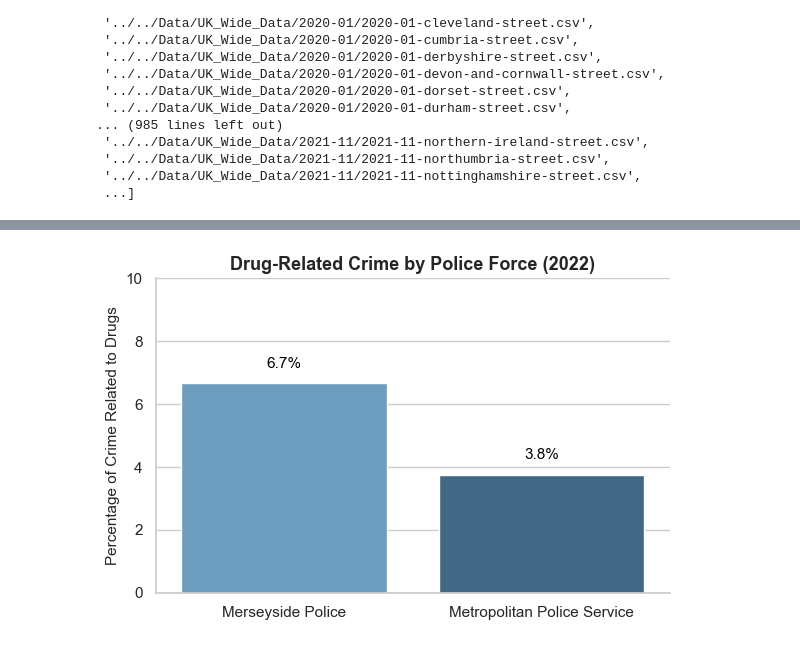
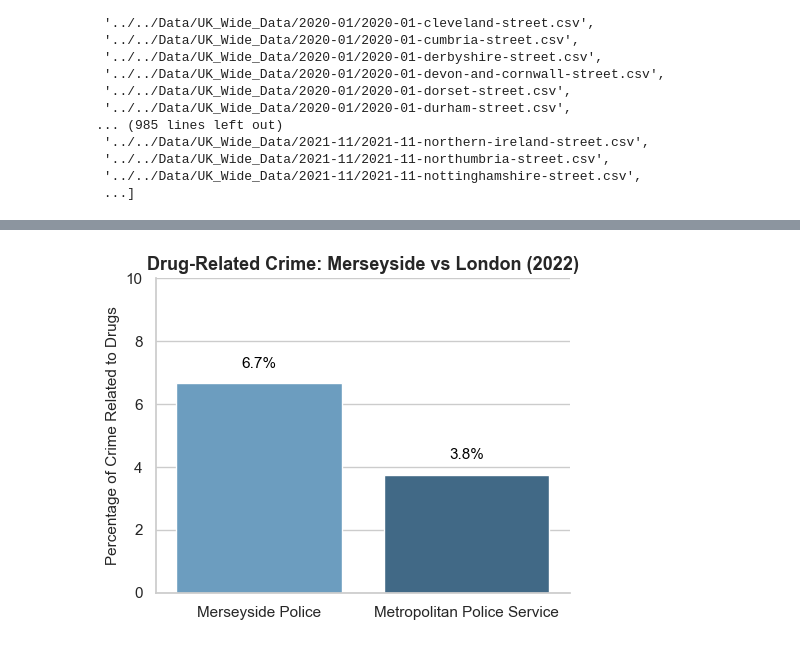
Before and after one commit to KofiBartonByfield/Dissertation, a Jupyter notebook: Code/Data Collection/pre_analysis.ipynb, the cells around one changed output, grey strips where cells are left out. Saved outputs shown, nothing was run; the diff lists cells and outputs as text; code cells hidden in the pictures.

```diff
--- a/Code/Data Collection/pre_analysis.ipynb
+++ b/Code/Data Collection/pre_analysis.ipynb
@@ -197,0 +537,3 @@ plt.show()
+# %%
+df['proportion'] = df['value'] / df['population'] * 100
+df
@@ -197,0 +558,3 @@ plt.show()
+# %%
+df = df[['police_force' , 'proportion']]
+df
@@ -312,8 +731,11 @@ boroughs = [
     "Merton", "Newham", "Redbridge", "Richmond upon Thames", "Southwark",
     "Sutton", "Tower Hamlets", "Waltham Forest", "Wandsworth", "Westminster",
     "City of London" ,
+
     'Liverpool', 'Wirral', 'Sefton', 'Knowsley', 'St. Helens',
-    'Birmingham', 'Coventry', 'Dudley', 'Sandwell', 'Solihull', 'Walsall', 'Wolverhampton'
+
+    # 'Birmingham', 'Coventry', 'Dudley', 'Sandwell', 'Solihull', 'Walsall', 'Wolverhampton'
+    'Hartlepool', 'Redcar and Cleveland', 'Stockton-on-Tees',  'Middlesbrough'
 
 ]
 
@@ -416,13 +838,16 @@ ethnicity_data
 # Lists of boroughs
 m_boroughs = ['Liverpool', 'Wirral', 'Sefton', 'Knowsley', 'St. Helens']
 wm_boroughs = ['Birmingham', 'Coventry', 'Dudley', 'Sandwell', 'Solihull', 'Walsall', 'Wolverhampton']
+c_boroughs = ['Hartlepool', 'Redcar and Cleveland', 'Stockton-on-Tees',  'Middlesbrough'
+]
+
 
 # Apply mapping
 def assign_county(borough):
     if borough in m_boroughs:
         return 'Merseyside'
-    elif borough in wm_boroughs:
-        return 'West Midlands'
+    elif borough in c_boroughs:
+        return 'Cleveland'
     else:
         return 'London'  # Default if not explicitly in other two
 
@@ -633,37 +1076,40 @@ drug_percentages = crime_df.groupby('Falls within')['Drug Crime'].mean() * 100
 
 # Sort for clarity (optional)
 drug_percentages = drug_percentages.sort_values(ascending=False).reset_index()
+# Filter for Merseyside and London (Met)
+selected_forces = ['Merseyside Police', 'Metropolitan Police Service']
+filtered_df = drug_percentages[drug_percentages['Falls within'].isin(selected_forces)]
 
 # Plot
-plt.figure(figsize=(6, 4))
+plt.figure(figsize=(5, 4))
 ax = sns.barplot(
-    data=drug_percentages,
+    data=filtered_df,
     x='Falls within',
     y='Drug Crime',
     hue='Falls within',
     palette='Blues_d',
     dodge=False,
     legend=False
 )
 
 # Labels and title
 plt.ylabel("Percentage of Crime Related to Drugs", fontsize=11)
 plt.xlabel("")
-plt.title("Drug-Related Crime by Police Force (2022)", fontsize=13, weight='bold')
+plt.title("Drug-Related Crime: Merseyside vs London (2022)", fontsize=13, weight='bold')
 
 # Add percentage labels above bars
-for i, v in enumerate(drug_percentages['Drug Crime']):
+for i, v in enumerate(filtered_df['Drug Crime']):
     ax.text(i, v + .5, f"{v:.1f}%", ha='center', fontsize=11, color='black')
 
 plt.ylim(0, 10)
 
 # Clean up plot style
 sns.despine(top=True, right=True)
 sns.set_theme(style="whitegrid")
 
 plt.tight_layout()
-plt.savefig('../../Figures/Graphs/drug_crime_by_county.png', format='png', bbox_inches='tight')
+plt.savefig('../../Figures/Graphs/drug_crime_merseyside_london.png', format='png', bbox_inches='tight')
 
 plt.show()
 # %% [output]
-[figure, old version]
+[figure, new version]
```
Also changed, not shown: parts of 34 cells of this notebook.
